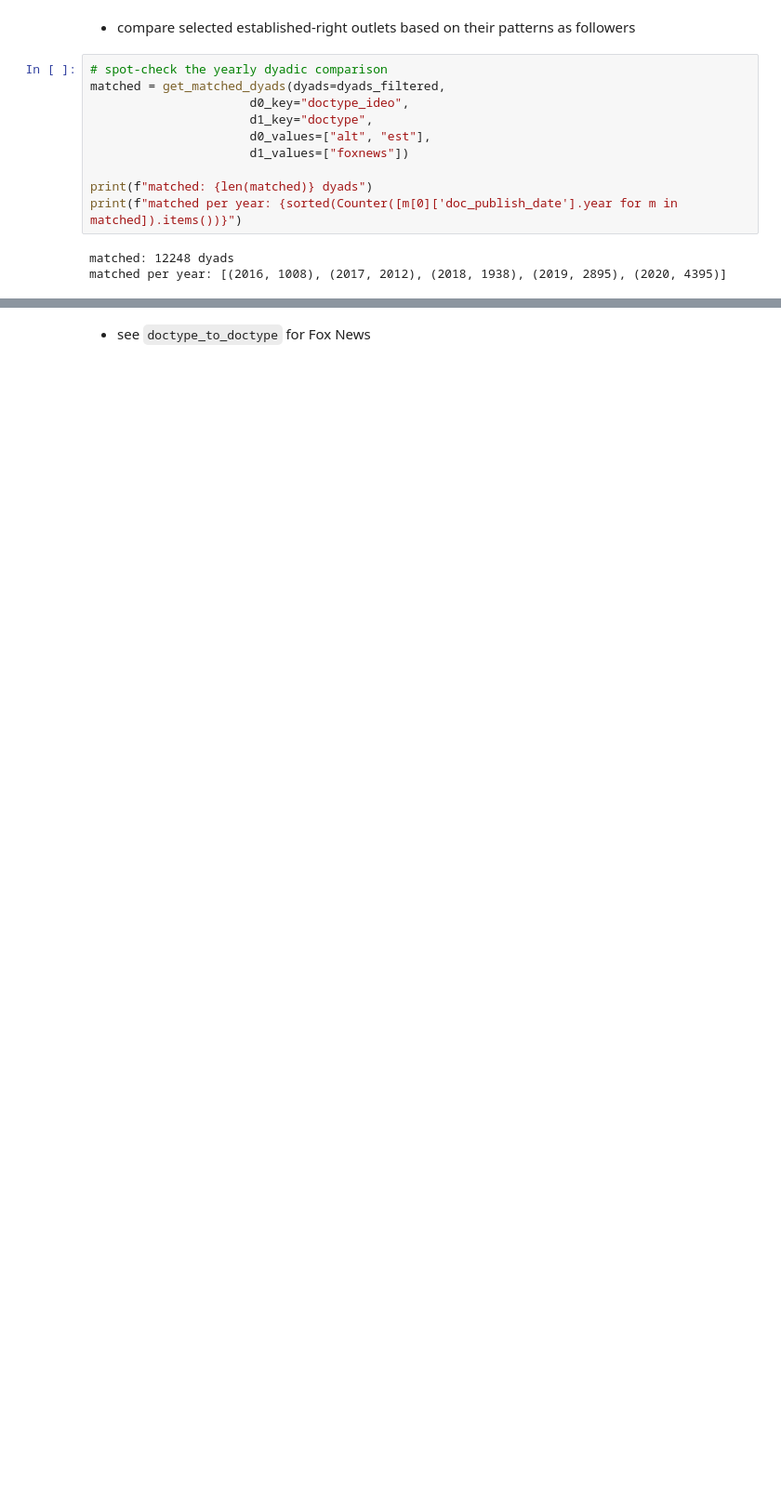
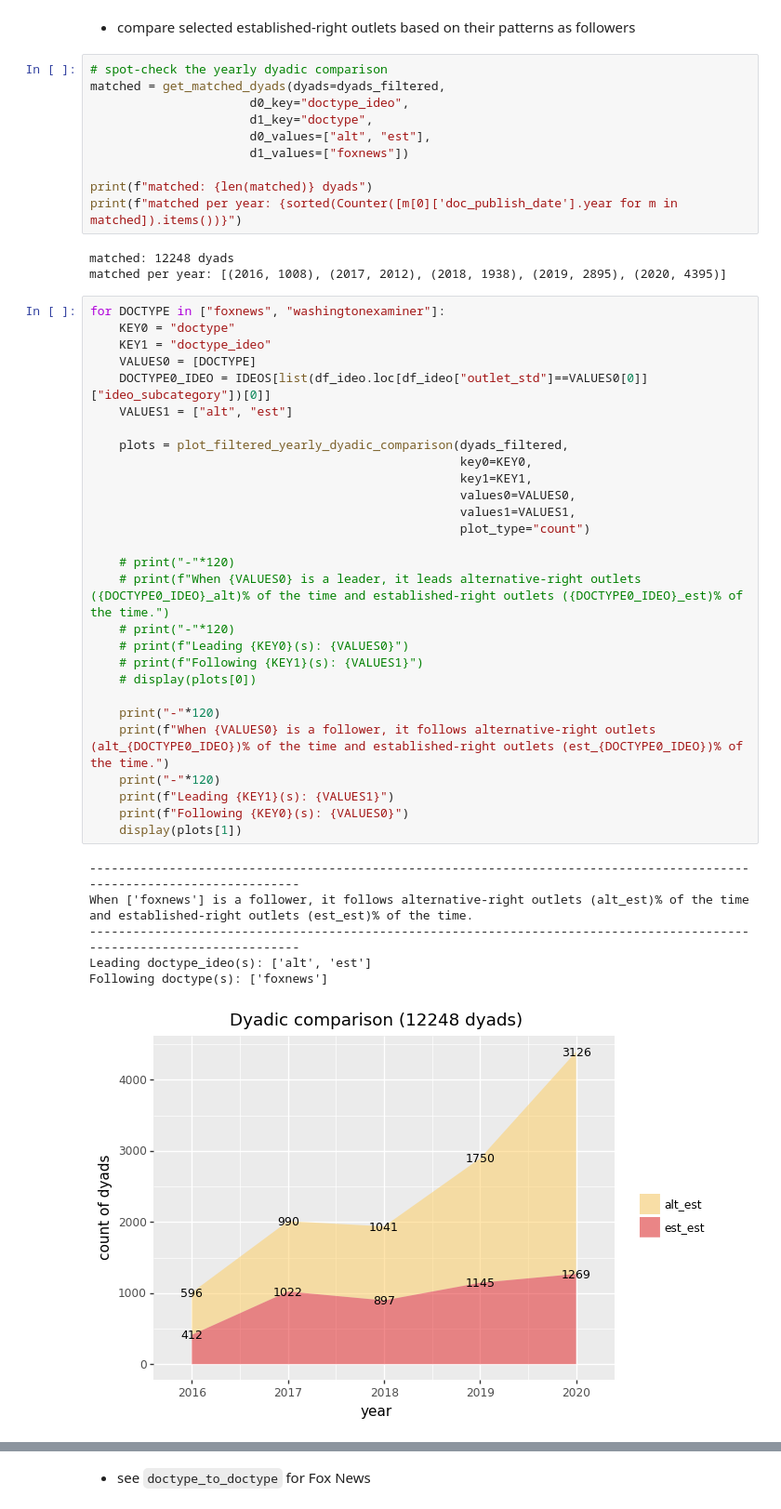
Before and after one commit to wlmwng/us-right-media, a Jupyter notebook: usrightmedia/code/09-analysis/01-newsevents-dyadic-comparison.ipynb, the cells around one changed output, grey strips where cells are left out. Shown at 93% size. Saved outputs shown, nothing was run; the diff lists cells and outputs as text; blank space fills up the shorter version.

```diff
--- a/usrightmedia/code/09-analysis/01-newsevents-dyadic-comparison.ipynb
+++ b/usrightmedia/code/09-analysis/01-newsevents-dyadic-comparison.ipynb
@@ -278,3 +380,38 @@ print(f"matched per year: {sorted(Counter([m[0]['doc_publish_date'].year for m i
 # %% [output]
 matched: 12248 dyads
 matched per year: [(2016, 1008), (2017, 2012), (2018, 1938), (2019, 2895), (2020, 4395)]
+# %%
+for DOCTYPE in ["foxnews", "washingtonexaminer"]:
+    KEY0 = "doctype"
+    KEY1 = "doctype_ideo"
+    VALUES0 = [DOCTYPE]
+    DOCTYPE0_IDEO = IDEOS[list(df_ideo.loc[df_ideo["outlet_std"]==VALUES0[0]]["ideo_subcategory"])[0]]
+    VALUES1 = ["alt", "est"]
+
+    plots = plot_filtered_yearly_dyadic_comparison(dyads_filtered,
+                                                   key0=KEY0,
+                                                   key1=KEY1,
+                                                   values0=VALUES0,
+                                                   values1=VALUES1,
+                                                   plot_type="count")
+
+    # print("-"*120)
+    # print(f"When {VALUES0} is a leader, it leads alternative-right outlets ({DOCTYPE0_IDEO}_alt)% of the time and established-right outlets ({DOCTYPE0_IDEO}_est)% of the time.")
+    # print("-"*120)
+    # print(f"Leading {KEY0}(s): {VALUES0}")
+    # print(f"Following {KEY1}(s): {VALUES1}")
+    # display(plots[0])
+
+    print("-"*120)
+    print(f"When {VALUES0} is a follower, it follows alternative-right outlets (alt_{DOCTYPE0_IDEO})% of the time and established-right outlets (est_{DOCTYPE0_IDEO})% of the time.")
+    print("-"*120)
+    print(f"Leading {KEY1}(s): {VALUES1}")
+    print(f"Following {KEY0}(s): {VALUES0}")
+    display(plots[1])
+# %% [output]
+------------------------------------------------------------------------------------------------------------------------
+When ['foxnews'] is a follower, it follows alternative-right outlets (alt_est)% of the time and established-right outlets (est_est)% of the time.
+------------------------------------------------------------------------------------------------------------------------
+Leading doctype_ideo(s): ['alt', 'est']
+Following doctype(s): ['foxnews']
+[figure, added]
```
Also changed, not shown: parts of 24 cells of this notebook, 1 other file.
